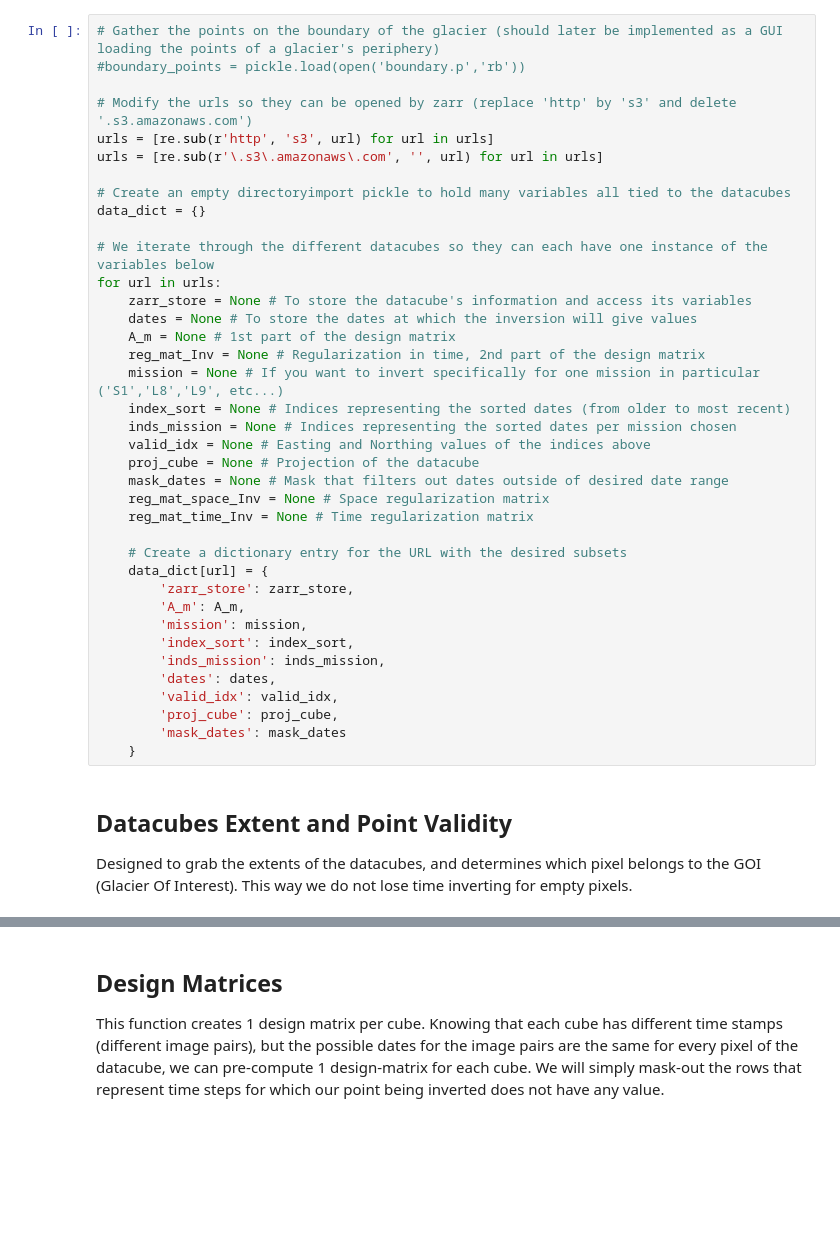
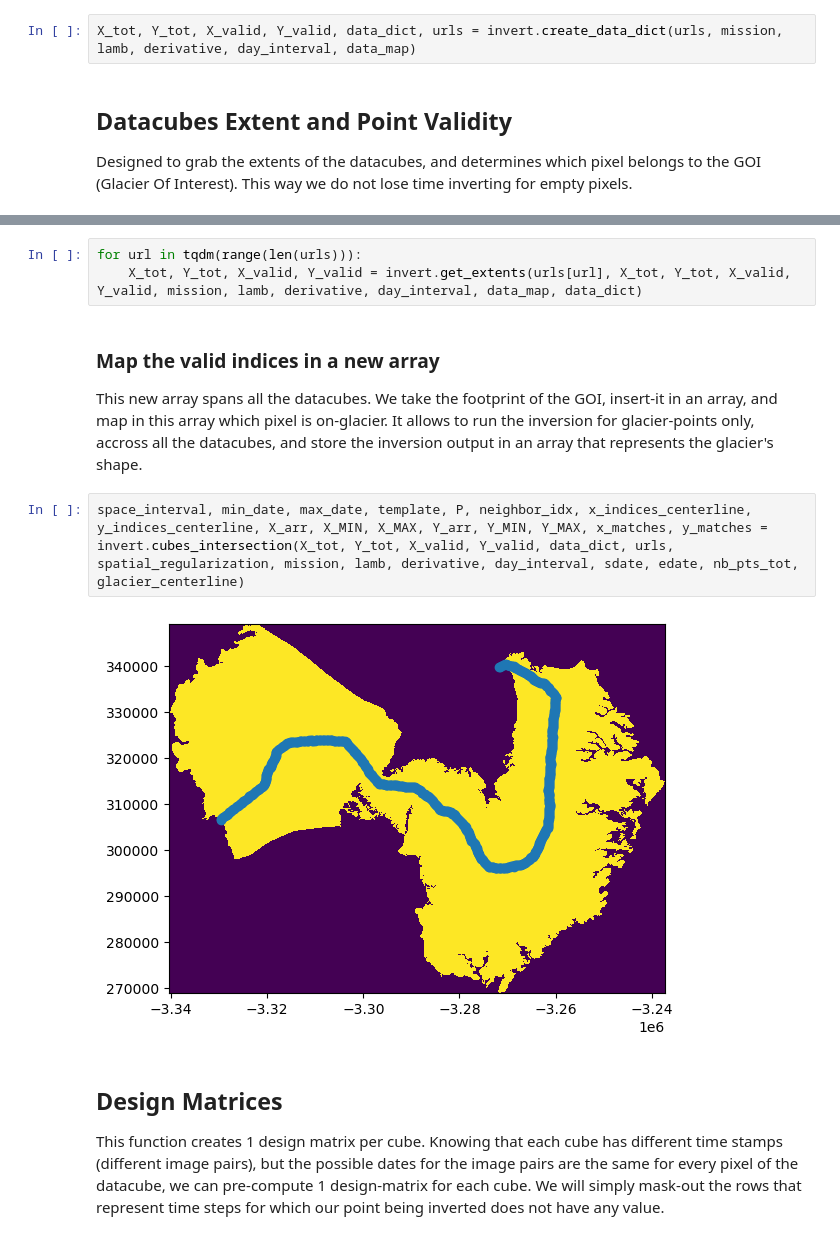
Before and after one commit to vdevauxchupin/ITS_LIVE_TOOL, a Jupyter notebook: roadmap.ipynb, the cells around one changed output, grey strips where cells are left out. Cells and saved outputs as stored; diff of their text form; blank space fills up the shorter version.

```diff
--- a/roadmap.ipynb
+++ b/roadmap.ipynb
@@ -348,44 +345,8 @@ Otherwise, uncomment and run, and re-select your glacier of interest.
 
 Each datacube has multiple variables associated with it. We gather all these variables in dictionnaries such as 1 datacube = 1 dictionnary.
 We then gather all the dictionnaries into one for easier organization.
-# %%
-# Gather the points on the boundary of the glacier (should later be implemented as a GUI loading the points of a glacier's periphery)
-#boundary_points = pickle.load(open('boundary.p','rb'))
-
-# Modify the urls so they can be opened by zarr (replace 'http' by 's3' and delete '.s3.amazonaws.com')
-urls = [re.sub(r'http', 's3', url) for url in urls]
-urls = [re.sub(r'\.s3\.amazonaws\.com', '', url) for url in urls]
-
-# Create an empty directoryimport pickle to hold many variables all tied to the datacubes
-data_dict = {}
-
-# We iterate through the different datacubes so they can each have one instance of the variables below
-for url in urls:
-    zarr_store = None # To store the datacube's information and access its variables
-    dates = None # To store the dates at which the inversion will give values
-    A_m = None # 1st part of the design matrix
-    reg_mat_Inv = None # Regularization in time, 2nd part of the design matrix
-    mission = None # If you want to invert specifically for one mission in particular ('S1','L8','L9', etc...)
-    index_sort = None # Indices representing the sorted dates (from older to most recent)
-    inds_mission = None # Indices representing the sorted dates per mission chosen
-    valid_idx = None # Easting and Northing values of the indices above
-    proj_cube = None # Projection of the datacube
-    mask_dates = None # Mask that filters out dates outside of desired date range
-    reg_mat_space_Inv = None # Space regularization matrix
-    reg_mat_time_Inv = None # Time regularization matrix
-
-    # Create a dictionary entry for the URL with the desired subsets
-    data_dict[url] = {
-        'zarr_store': zarr_store,
-        'A_m': A_m,
-        'mission': mission,
-        'index_sort': index_sort,
-        'inds_mission': inds_mission,
-        'dates': dates,
-        'valid_idx': valid_idx,
-        'proj_cube': proj_cube,
-        'mask_dates': mask_dates
-    }
+# %%
+X_tot, Y_tot, X_valid, Y_valid, data_dict, urls = invert.create_data_dict(urls, mission, lamb, derivative, day_interval, data_map)
 # %% [markdown]
 ## Datacubes Extent and Point Validity
 
@@ -440,3 +354,15 @@ def get_extents(url, X_tot, Y_tot, X_valid, Y_valid, data_dict, mission, lamb, d
+# %%
+for url in tqdm(range(len(urls))):
+    X_tot, Y_tot, X_valid, Y_valid = invert.get_extents(urls[url], X_tot, Y_tot, X_valid, Y_valid, mission, lamb, derivative, day_interval, data_map, data_dict)
+# %% [markdown]
+### Map the valid indices in a new array
+
+This new array spans all the datacubes. We take the footprint of the GOI, insert-it in an array, and map in this array which pixel is on-glacier.
+It allows to run the inversion for glacier-points only, accross all the datacubes, and store the inversion output in an array that represents the glacier's shape.
+# %%
+space_interval, min_date, max_date, template, P, neighbor_idx, x_indices_centerline, y_indices_centerline, X_arr, X_MIN, X_MAX, Y_arr, Y_MIN, Y_MAX, x_matches, y_matches = invert.cubes_intersection(X_tot, Y_tot, X_valid, Y_valid, data_dict, urls, spatial_regularization, mission, lamb, derivative, day_interval, sdate, edate, nb_pts_tot, glacier_centerline)
+# %% [output]
+[figure, added]
 # %% [markdown]
 ## Design Matrices
 
```
Also changed, not shown: parts of 35 cells of this notebook, 1 other file.
